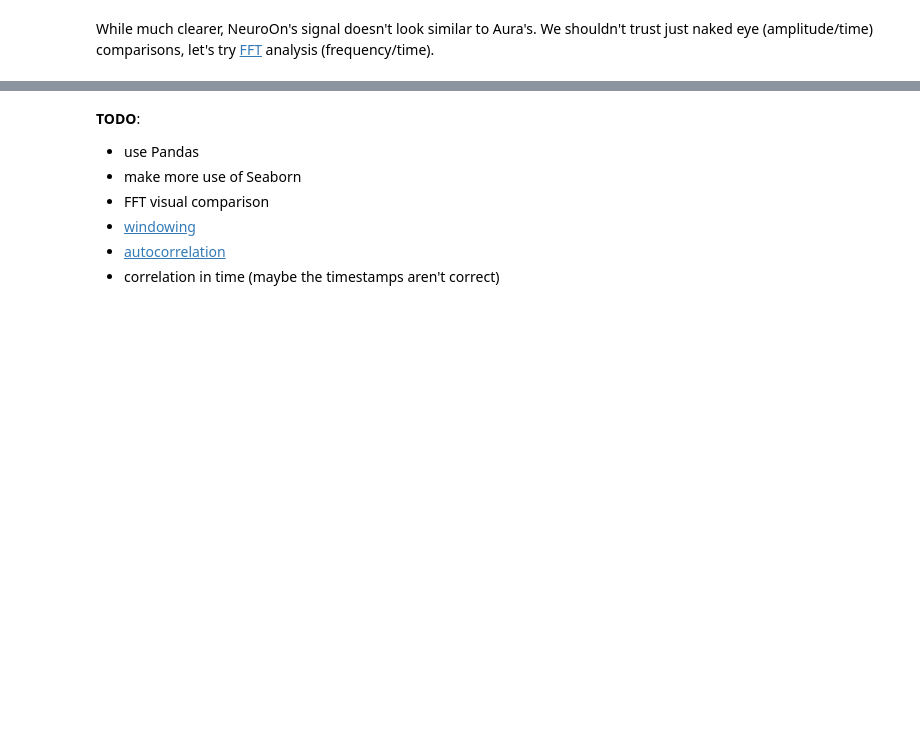
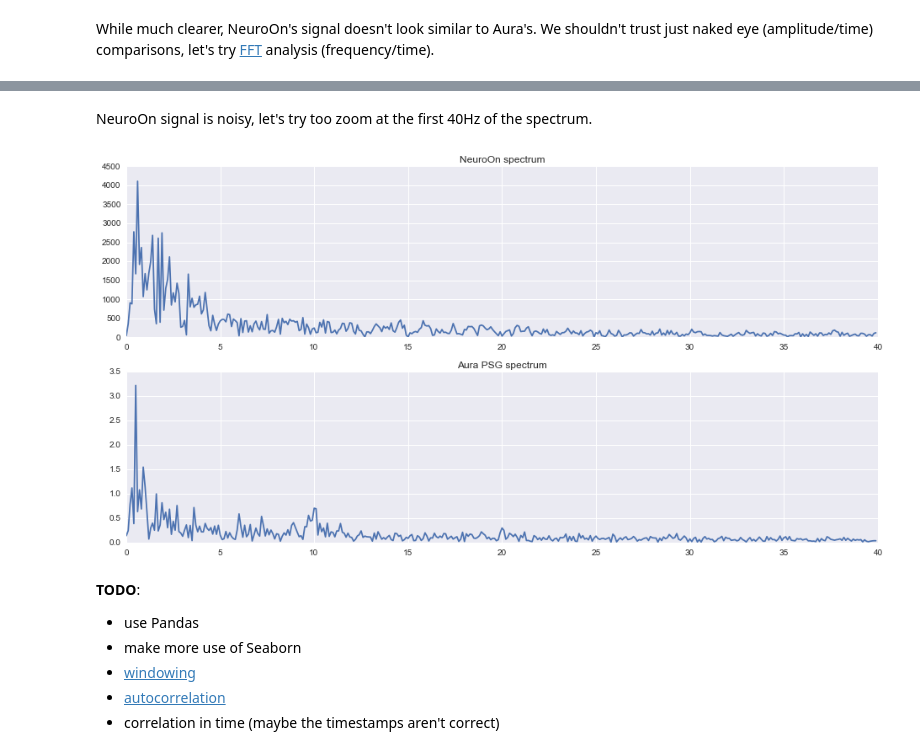
Before and after one commit to pawelngei/neuroon-notebook, a Jupyter notebook: NeuroOn.ipynb, the cells around one changed output, grey strips where cells are left out. Saved outputs shown, nothing was run; the diff lists cells and outputs as text; code cells hidden in the pictures; blank space fills up the shorter version.

```diff
--- a/NeuroOn.ipynb
+++ b/NeuroOn.ipynb
@@ -197,8 +246,16 @@ While much clearer, NeuroOn's signal doesn't look similar to Aura's. We shouldn'
+# %% [markdown]
+NeuroOn signal is noisy, let's try too zoom at the first 40Hz of the spectrum.
+# %%
+plot_spectrum_fragment(
+    no_shifted_signal, psg_signal, psg_start_timestamp,
+    shift=600, cap_frequency=40
+)
+# %% [output]
+[figure, added]
 # %% [markdown]
 **TODO**:
  - use Pandas
  - make more use of Seaborn
- - FFT visual comparison
  - [windowing](https://en.wikipedia.org/wiki/Window_function)
  - [autocorrelation](https://en.wikipedia.org/wiki/Autocorrelation)
  - correlation in time (maybe the timestamps aren't correct)
```
Also changed, not shown: parts of 3 cells of this notebook.
